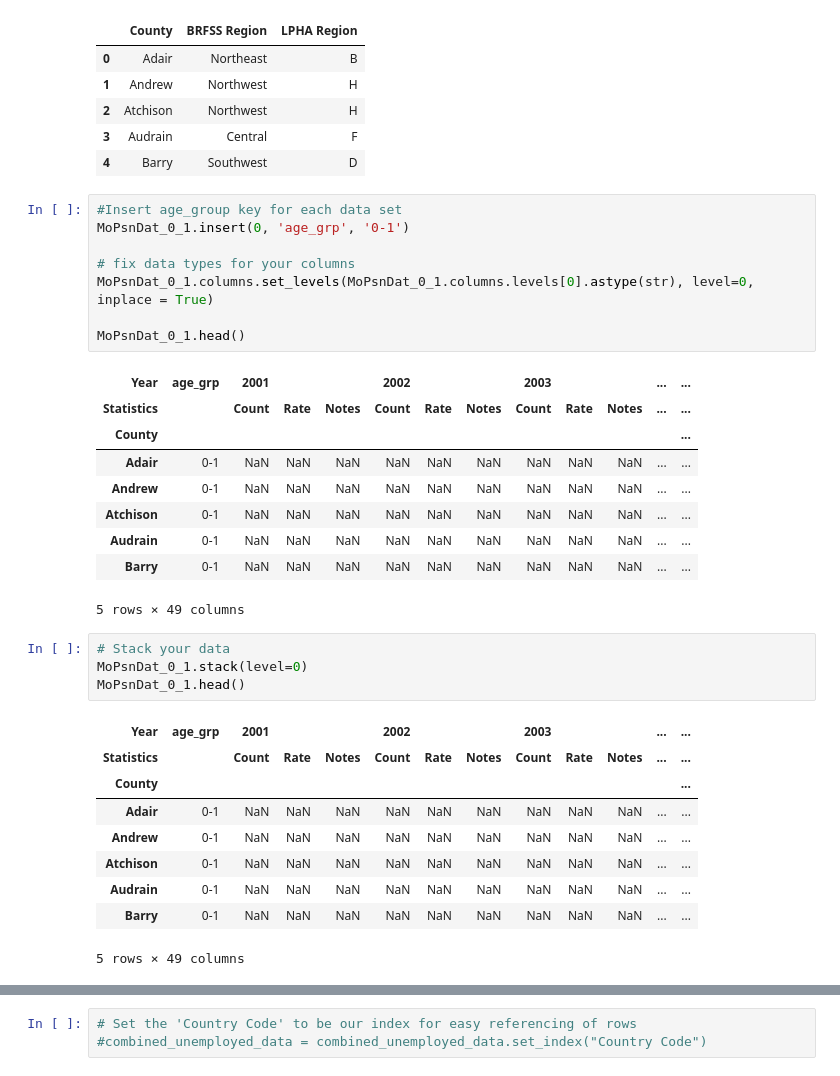
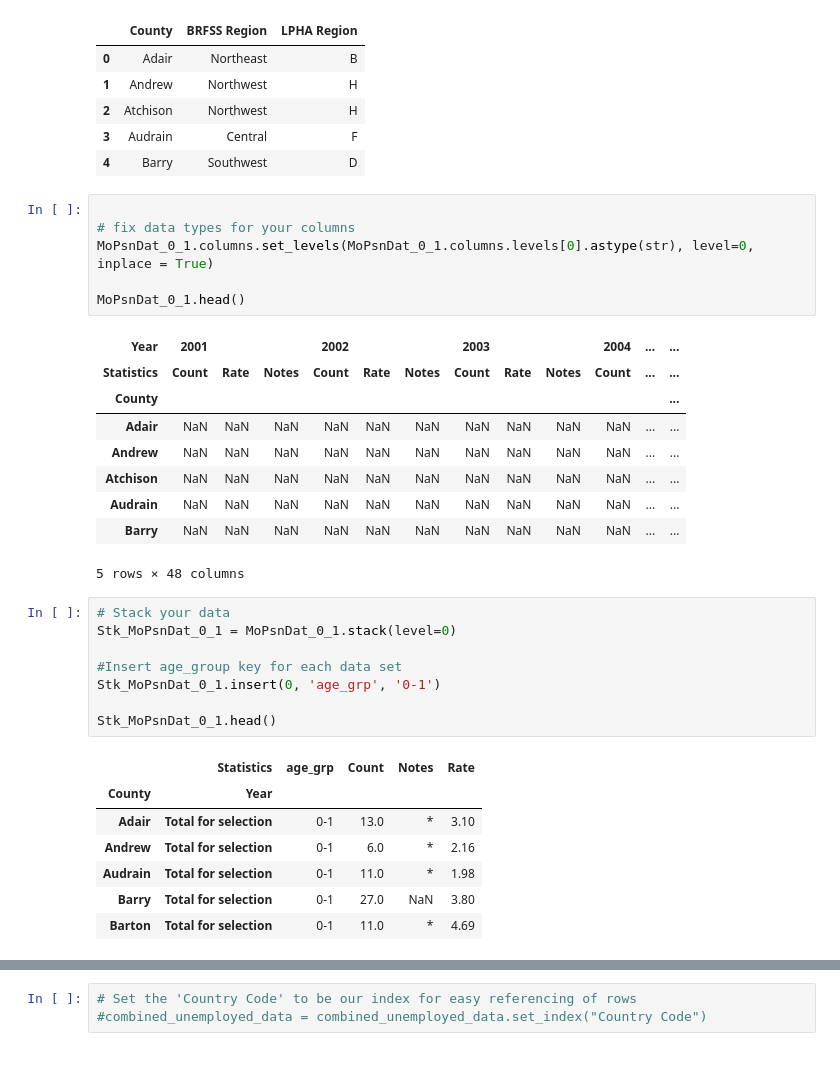
Before and after one commit to tmatoushek/PoisonProject_WashU_TTh, a Jupyter notebook: Final_Code_and_DataFiles/poison_starter_code_tgm_IV.ipynb, the cells around one changed output, grey strips where cells are left out. Saved outputs shown, nothing was run; the diff lists cells and outputs as text.

```diff
--- a/Final_Code_and_DataFiles/poison_starter_code_tgm_IV.ipynb
+++ b/Final_Code_and_DataFiles/poison_starter_code_tgm_IV.ipynb
@@ -70,35 +70,35 @@ mo_geo_key.head()
 | 3 | Audrain | Central | F |
 | 4 | Barry | Southwest | D |
 # %%
-#Insert age_group key for each data set
-MoPsnDat_0_1.insert(0, 'age_grp', '0-1')
 
 # fix data types for your columns
 MoPsnDat_0_1.columns.set_levels(MoPsnDat_0_1.columns.levels[0].astype(str), level=0, inplace = True)
 
 MoPsnDat_0_1.head()
 # %% [output]
-| Year | age_grp | 2001 |  |  | 2002 |  |  | 2003 |  |  | ... | ... |
-| Statistics |  | Count | Rate | Notes | Count | Rate | Notes | Count | Rate | Notes | ... | ... |
+| Year | 2001 |  |  | 2002 |  |  | 2003 |  |  | 2004 | ... | ... |
+| Statistics | Count | Rate | Notes | Count | Rate | Notes | Count | Rate | Notes | Count | ... | ... |
 | County |  |  |  |  |  |  |  |  |  |  |  | ... |
-| Adair | 0-1 | NaN | NaN | NaN | NaN | NaN | NaN | NaN | NaN | NaN | ... | ... |
-| Andrew | 0-1 | NaN | NaN | NaN | NaN | NaN | NaN | NaN | NaN | NaN | ... | ... |
-| Atchison | 0-1 | NaN | NaN | NaN | NaN | NaN | NaN | NaN | NaN | NaN | ... | ... |
-| Audrain | 0-1 | NaN | NaN | NaN | NaN | NaN | NaN | NaN | NaN | NaN | ... | ... |
-| Barry | 0-1 | NaN | NaN | NaN | NaN | NaN | NaN | NaN | NaN | NaN | ... | ... |
+| Adair | NaN | NaN | NaN | NaN | NaN | NaN | NaN | NaN | NaN | NaN | ... | ... |
+| Andrew | NaN | NaN | NaN | NaN | NaN | NaN | NaN | NaN | NaN | NaN | ... | ... |
+| Atchison | NaN | NaN | NaN | NaN | NaN | NaN | NaN | NaN | NaN | NaN | ... | ... |
+| Audrain | NaN | NaN | NaN | NaN | NaN | NaN | NaN | NaN | NaN | NaN | ... | ... |
+| Barry | NaN | NaN | NaN | NaN | NaN | NaN | NaN | NaN | NaN | NaN | ... | ... |
-5 rows × 49 columns
+5 rows × 48 columns
 # %%
 # Stack your data
-MoPsnDat_0_1.stack(level=0)
-MoPsnDat_0_1.head()
+Stk_MoPsnDat_0_1 = MoPsnDat_0_1.stack(level=0)
+
+#Insert age_group key for each data set
+Stk_MoPsnDat_0_1.insert(0, 'age_grp', '0-1')
+
+Stk_MoPsnDat_0_1.head()
 # %% [output]
-| Year | age_grp | 2001 |  |  | 2002 |  |  | 2003 |  |  | ... | ... |
-| Statistics |  | Count | Rate | Notes | Count | Rate | Notes | Count | Rate | Notes | ... | ... |
-| County |  |  |  |  |  |  |  |  |  |  |  | ... |
-| Adair | 0-1 | NaN | NaN | NaN | NaN | NaN | NaN | NaN | NaN | NaN | ... | ... |
-| Andrew | 0-1 | NaN | NaN | NaN | NaN | NaN | NaN | NaN | NaN | NaN | ... | ... |
-| Atchison | 0-1 | NaN | NaN | NaN | NaN | NaN | NaN | NaN | NaN | NaN | ... | ... |
-| Audrain | 0-1 | NaN | NaN | NaN | NaN | NaN | NaN | NaN | NaN | NaN | ... | ... |
-| Barry | 0-1 | NaN | NaN | NaN | NaN | NaN | NaN | NaN | NaN | NaN | ... | ... |
+|  | Statistics | age_grp | Count | Notes | Rate |
+| County | Year |  |  |  |  |
+| Adair | Total for selection | 0-1 | 13.0 | * | 3.10 |
+| Andrew | Total for selection | 0-1 | 6.0 | * | 2.16 |
+| Audrain | Total for selection | 0-1 | 11.0 | * | 1.98 |
+| Barry | Total for selection | 0-1 | 27.0 | NaN | 3.80 |
+| Barton | Total for selection | 0-1 | 11.0 | * | 4.69 |
-5 rows × 49 columns
 # %%
```
Also changed, not shown: parts of 21 cells of this notebook, 1 other file.
